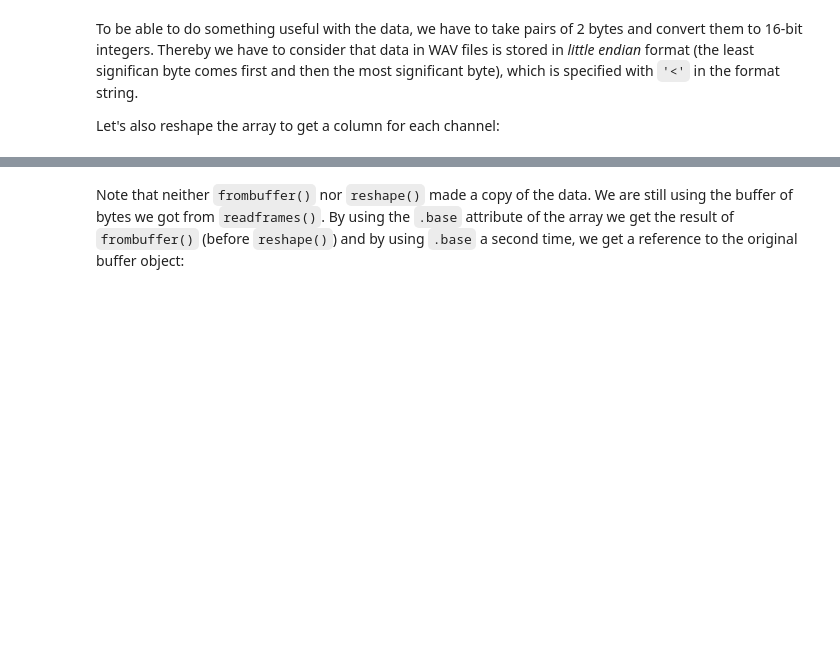
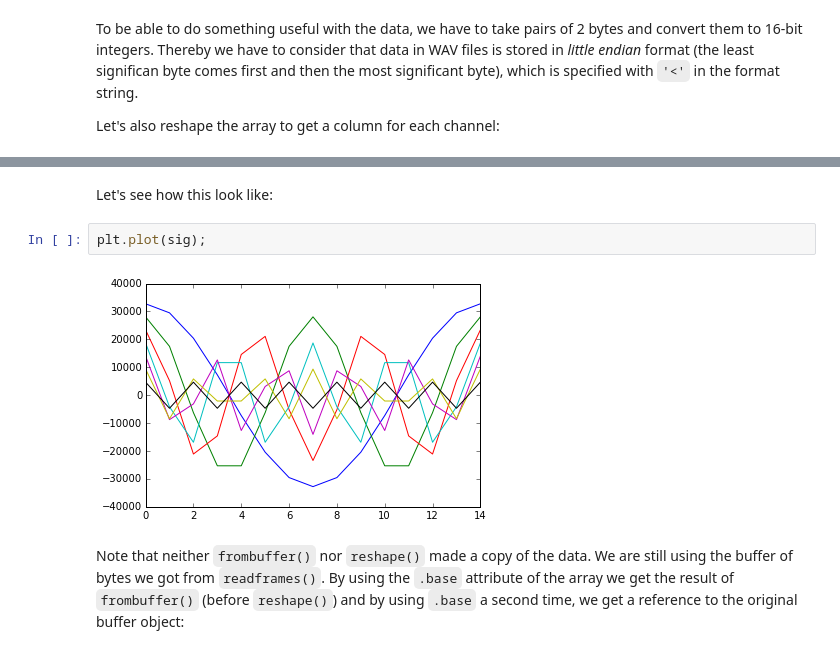
Before and after one commit to mgeier/python-audio, a Jupyter notebook: audio-files/audio-files-with-wave.ipynb, the cells around one changed output, grey strips where cells are left out. Cells and saved outputs as stored; diff of their text form; blank space fills up the shorter version.

```diff
--- a/audio-files/audio-files-with-wave.ipynb
+++ b/audio-files/audio-files-with-wave.ipynb
@@ -138,6 +140,12 @@ array([[ 32767,  28086,  23405,  18724,  14043,   9362,   4681],
        [ 20430,  -6250, -21087, -16870,  -3125,   5837,   4681],
        [ 29522,  17511,   5208,  -4166,  -8756,  -8435,  -4681],
        [ 32767,  28086,  23405,  18724,  14043,   9362,   4681]], dtype=int16)
+# %% [markdown]
+Let's see how this look like:
+# %%
+plt.plot(sig);
+# %% [output]
+[figure, added]
 # %% [markdown]
 Note that neither `frombuffer()` nor `reshape()` made a copy of the data. We are still using the buffer of bytes we got from `readframes()`. By using the `.base` attribute of the array we get the result of `frombuffer()` (before `reshape()`) and by using `.base` a second time, we get a reference to the original buffer object:
 # %%
```
Also changed, not shown: parts of 41 cells of this notebook, 1 other file.
